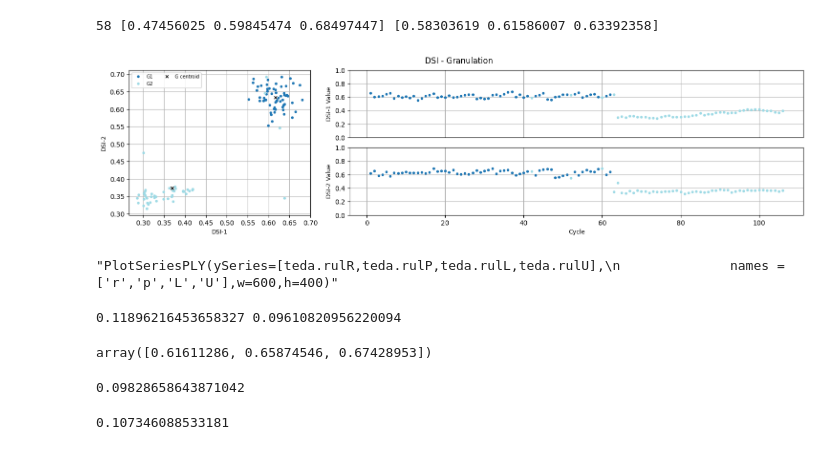
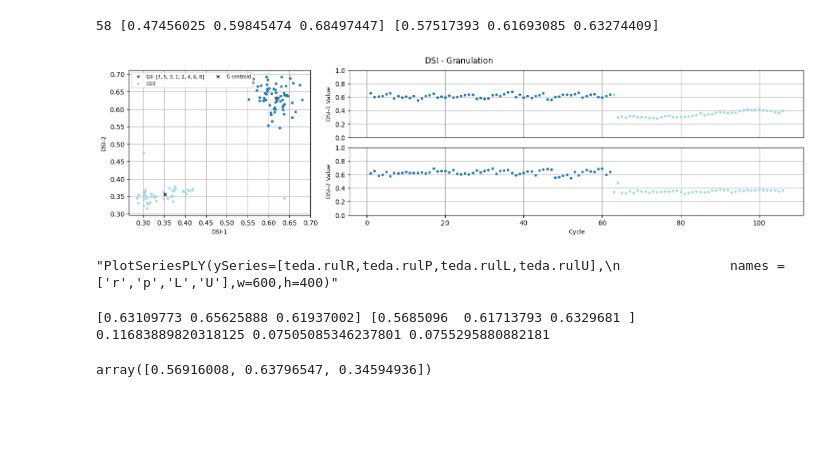
Before and after one commit to cduartes0203/Batteries_Prognostics, a Jupyter notebook: test_AutoCloudPred_R00.ipynb, the cells around one changed output. Cells and saved outputs as stored; diff of their text form; code cells hidden in the pictures; blank space fills up the shorter version.

```diff
--- a/test_AutoCloudPred_R00.ipynb
+++ b/test_AutoCloudPred_R00.ipynb
@@ -67,7 +67,7 @@ class DataCloud:
 		self.Rmax = 0
 		self.Dmax = 0
 		self.Dmin = np.linalg.norm(x-np.zeros(len(x)),ord=None)
-		self.Xmax = None
+		self.Xmax = x
 		self.Xmin = x
 		self.specificity = 0
 		self.coverage = 0
@@ -480,35 +477,35 @@ params =  {'nI': 11, 'nR': 49, 'nO': 27, 'N1': 0.1, 'N2': 0.0001, 'N3': 0.001,
             'τ': 23, 'mode': 'ahead', 'act': 'tanh'}
 nI,nR,nO,N1,N2,N3,τ,mode,act= list(params.values())
 v1,v2 = [],[]
 X, Y = PrepareData(HI['PC1'].values,nI,nO,mode)
 Y, Z = PrepareData(sig,nI,nO,mode)
 X = []
 for i in range(len(RS)-1):
    X.append(RS.iloc[i:i+1,:].values.flatten())
 X = X[-len(Y):-2]
-teda=AutoCloud(m=2.0,nI=nI,nR=nR,nO=nO,ηS=[N1,N2,N3],mode=mode,
-               tau=τ,eol=0.75,ref=len(sig)-nI,wtaG=True,wtaP=False)
+teda=AutoCloud(m=1.9,nI=nI,nR=nR,nO=nO,ηS=[N1,N2,N3],mode=mode,
+               tau=τ,eol=0.75,ref=len(sig)-nI,wtaG=False,wtaP=False)
 for j,_ in enumerate(X[:]):
     teda.run(X[j])
     if j<1000:
         teda.RULInterv(Y[j])
 
         for c in teda.c:
             if c.ID==1:
                 v1.append(c.rU)
                 v2.append(c.rM)
     else:
         teda.RULInterv(Y[j],show=False)
 
     if j==58:
         print(j,X[j], teda.c[0].mean)
 
     teda.Adapt(Y[j],Z[j])
 
 plot_DSI2(teda,ftrs=2,title='DSI - Granulation',ncol=2,mergeID=True)
 '''PlotSeriesPLY(ySeries=[teda.rulR,teda.rulP,teda.rulL,teda.rulU],
               names = ['r','p','L','U'],w=600,h=400)'''
 # %% [output]
-58 [0.47456025 0.59845474 0.68497447] [0.58303619 0.61586007 0.63392358]
+58 [0.47456025 0.59845474 0.68497447] [0.57517393 0.61693085 0.63274409]
-[figure, old version]
+[figure, new version]
 "PlotSeriesPLY(ySeries=[teda.rulR,teda.rulP,teda.rulL,teda.rulU],\n              names = ['r','p','L','U'],w=600,h=400)"
@@ -637,23 +593,28 @@ PlotSeriesPLY(ySeries=list(np.array(teda.c[0].vM_).T))
-# %%
-x1 = np.array([0.47456025, 0.59845474, 0.68497447])
-x2 = np.array([0.51345982, 0.60841901, 0.56490176])
-
-r1 = np.linalg.norm(x1-teda.c[0].mean,ord=None)
-r2 = np.linalg.norm(x2-teda.c[0].mean,ord=None)
-print(r1,r2)
-# %% [output]
-0.11896216453658327 0.09610820956220094
+# %%
+i=0
+m = teda.c[i].mean
+for j, x in enumerate(teda.c[i].x):
+    if j ==0:
+        r = np.linalg.norm(x-m)
+    else:
+        if r<np.linalg.norm(x-m):
+            r = np.linalg.norm(x-m)
+R1 = max(teda.c[i].rM_)
+R2 = np.linalg.norm(teda.c[i].xI-teda.c[i].mean)
+R3 = np.linalg.norm(teda.c[i].Xmax-teda.c[i].mean)
+print(teda.c[i].xI,teda.c[i].mean)
+
+print( R1, R2, R3)
+R = R1
+if R2 > R1:
+    R = R2
+#plot_3d_points
+# _and_sphere(teda.c[i].x, teda.c[i].mean, r)
+plot_3d_points_and_sphere(teda.c[i].x, teda.c[i].mean, R3)
+# %% [output]
+[0.63109773 0.65625888 0.61937002] [0.5685096  0.61713793 0.6329681 ]
+0.11683889820318125 0.07505085346237801 0.0755295880882181
 # %%
-teda.c[0].Xmax
+teda.c[2].Xmax
 # %% [output]
-array([0.61611286, 0.65874546, 0.67428953])
+array([0.56916008, 0.63796547, 0.34594936])
-# %%
-a = np.array([0.58303619, 0.61586007, 0.63392358])
-np.linalg.norm(teda.c[0].Xmin-a,ord=None)
-# %% [output]
-0.09828658643871042
-# %%
-print(teda.c[0].Rmax)
-teda.c[0].Rmax = 0.11896216453658327
-# %% [output]
-0.107346088533181
```
Also changed, not shown: parts of 7 cells of this notebook.
